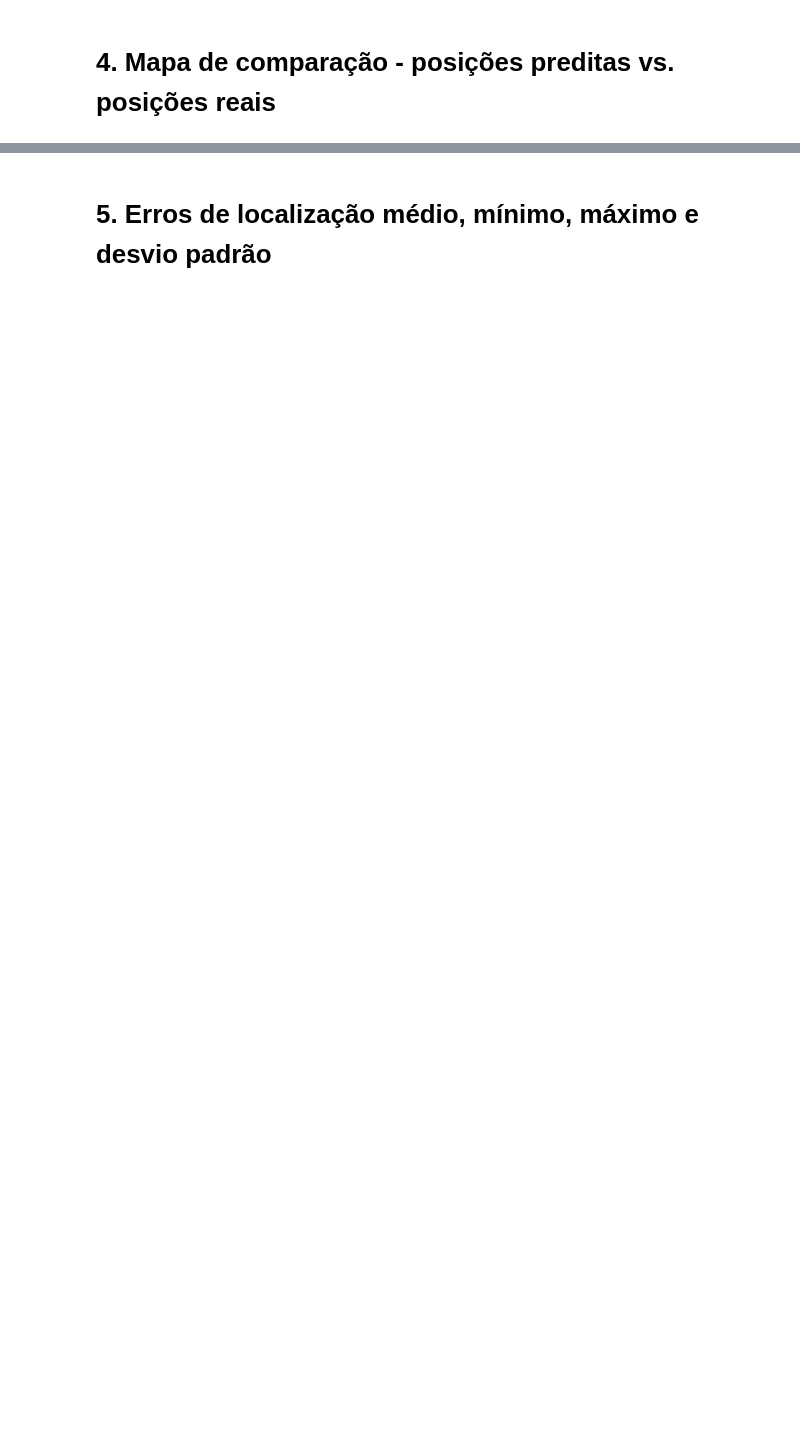
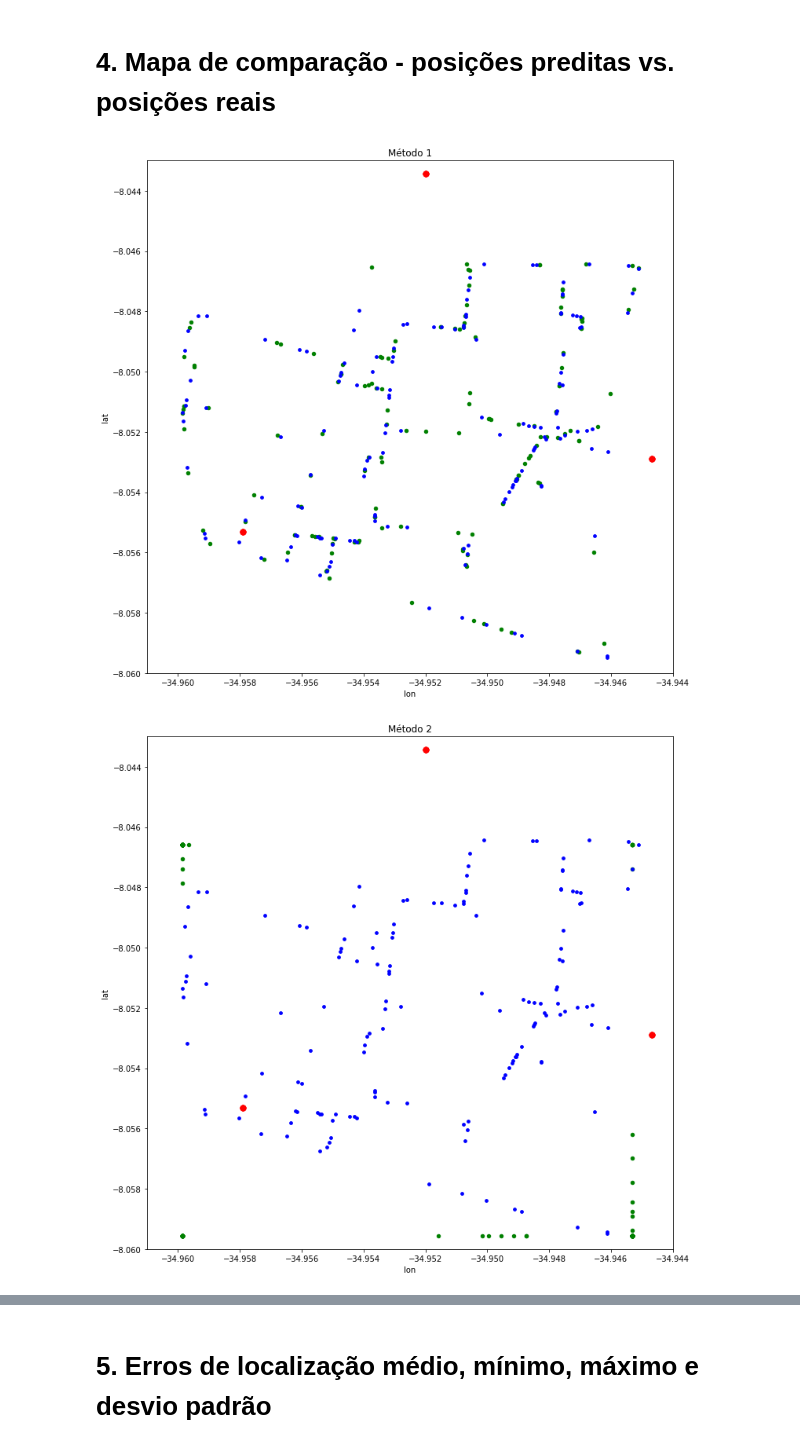
Before and after one commit to mbs8/CMoveis, a Jupyter notebook: results.ipynb, the cells around one changed output, grey strips where cells are left out. Cells and saved outputs as stored; diff of their text form; code cells hidden in the pictures; blank space fills up the shorter version.

```diff
--- a/results.ipynb
+++ b/results.ipynb
@@ -33,2 +60,20 @@ round(data.describe(), 4)
 # %% [markdown]
 # 4. Mapa de comparação - posições preditas vs. posições reais
+# %%
+for i in [1,2,3]:
+    dbTeorico = pd.read_csv('result/Resultados_Equipe4_Metodo_'+ str(i) +'.csv')
+    testMap = merge_on_pontoId(dbTeorico, db)
+    cols = ['pontoId','rssi_1_1', 'rssi_1_2', 'rssi_1_3', 'rssi_2_1', 'rssi_2_2', 'rssi_2_3', 'rssi_3_1', 'rssi_3_2', 'rssi_3_3', 'delay_1','delay_2','delay_3']
+    testMap = testMap.drop(cols, axis=1)
+    fig, ax = plt.subplots()
+    ax.scatter(testMap['lon_pred'], testMap['lat_pred'], s = 20, color = 'green', alpha = '1')
+    ax.scatter(testMap['lon'], testMap['lat'], s = 14, color = 'blue', alpha = 1)
+    ax.scatter(erbs['lon'], erbs['lat'], s = 50, color = 'red', alpha = 1)
+    ax.set(xlabel = 'lon', ylabel = 'lat')
+    plt.axis([-34.961,-34.944,-8.060,-8.043])
+    plt.gcf().set_size_inches((12,12))
+    plt.title('Método ' + str(i))
+    plt.show()
+# %% [output]
+[figure, added]
+[figure, added]
```
Also changed, not shown: parts of 6 cells of this notebook, 1 other file.
